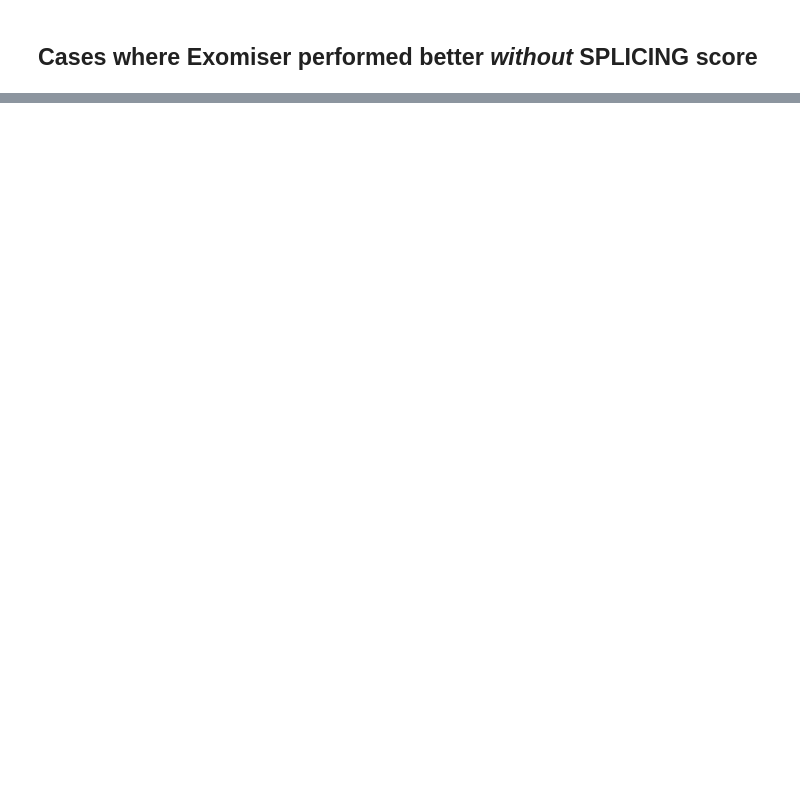
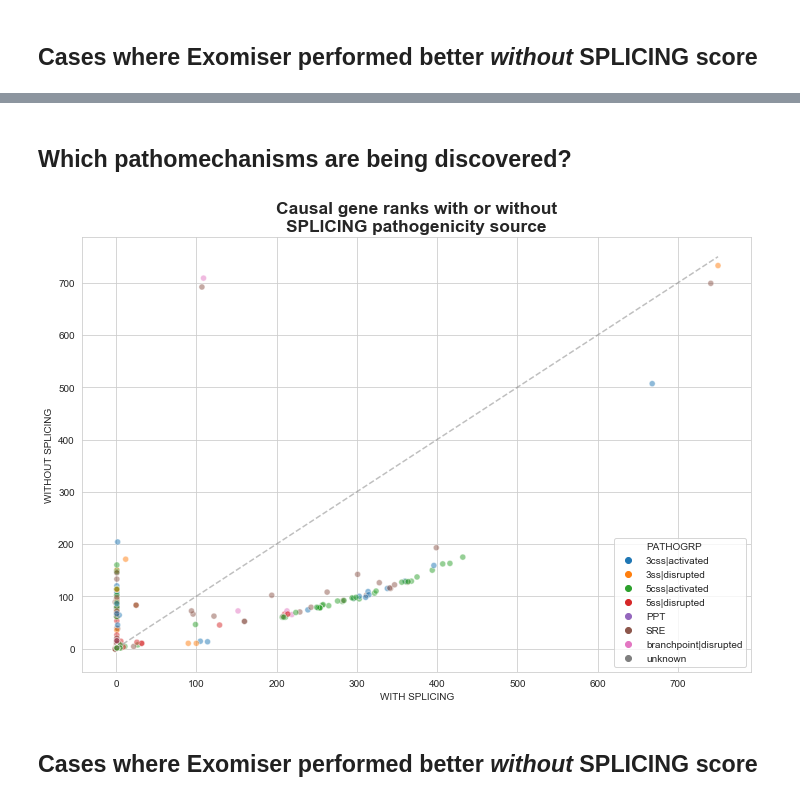
Before and after one commit to monarch-initiative/ExomiserSimulations, a Jupyter notebook: 3S Exomiser performance evaluation.ipynb, the cells around one changed output, grey strips where cells are left out. Cells and saved outputs as stored; diff of their text form; code cells hidden in the pictures; blank space fills up the shorter version.

```diff
--- a/3S Exomiser performance evaluation.ipynb
+++ b/3S Exomiser performance evaluation.ipynb
@@ -82,0 +69,7 @@ df.loc[(df.WITH_SPLICING > 50) & (df.WITH_SPLICING < 200), :].to_csv(where_to_sa
+# %%
+version = "20190812"
+FPATH = "{0}/{1}-output-checked/{1}-ranks.tsv".format(data_dir, version)
+df20190812 = load_data(FPATH)
+
+ho = np.sort(df20190812['PATHOGRP'].unique())
+df20190812.head()
@@ -82,0 +83,8 @@ df.loc[(df.WITH_SPLICING > 50) & (df.WITH_SPLICING < 200), :].to_csv(where_to_sa
+# %% [markdown]
+## Which pathomechanisms are being discovered?
+# %%
+plot_multicolor(df20190812.WITH_SPLICING, df20190812.WITHOUT_SPLICING, df20190812.PATHOGRP, ho)
+# %% [output]
+[figure, added]
+# %% [markdown]
+## Cases where Exomiser performed better _without_ SPLICING score
```
Also changed, not shown: parts of 16 cells of this notebook, 3 other files.
